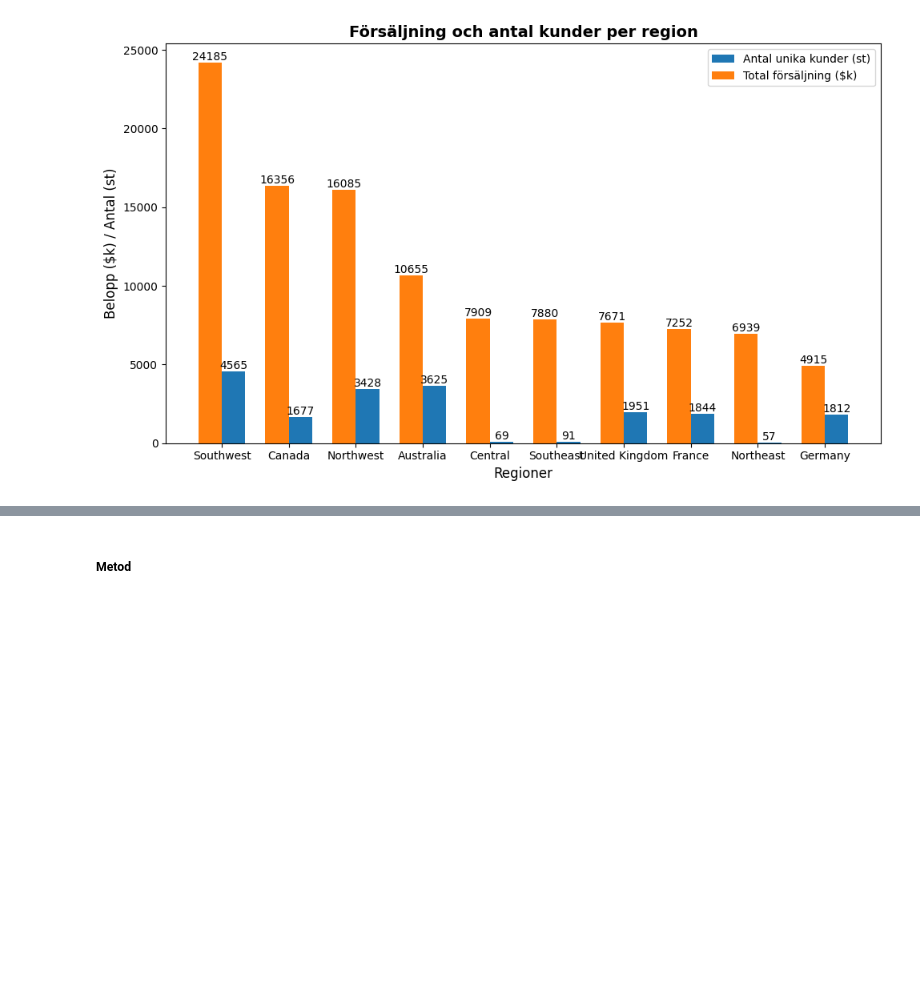
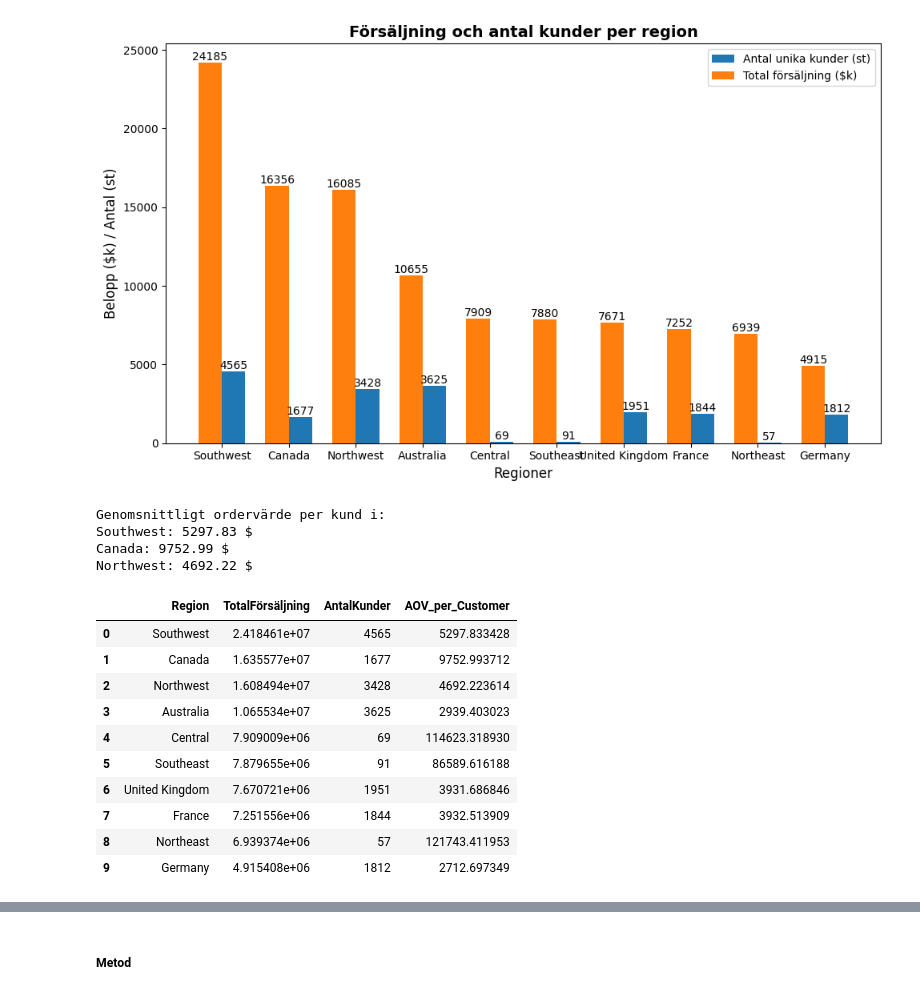
Before and after one commit to josefinoleryd/AdventureWorks_Sales_analysis, a Jupyter notebook: Rapport.ipynb, the cells around one changed output, grey strips where cells are left out. Saved outputs shown, nothing was run; the diff lists cells and outputs as text; code cells hidden in the pictures; blank space fills up the shorter version.

```diff
--- a/Rapport.ipynb
+++ b/Rapport.ipynb
@@ -680,5 +680,30 @@ ax.legend()
 plt.tight_layout()
 # %% [output]
 [figure]
+# %%
+df_vis6["AOV_per_Customer"] = df_vis6["TotalFörsäljning"] / df_vis6["AntalKunder"]
+
+print("Genomsnittligt ordervärde per kund i:")
+print(f"Southwest: {df_vis6["AOV_per_Customer"].iloc[0]:.2f} $")
+print(f"Canada: {df_vis6["AOV_per_Customer"].iloc[1]:.2f} $")
+print(f"Northwest: {df_vis6["AOV_per_Customer"].iloc[2]:.2f} $")
+
+display(df_vis6)
+# %% [output]
+Genomsnittligt ordervärde per kund i:
+Southwest: 5297.83 $
+Canada: 9752.99 $
+Northwest: 4692.22 $
+|  | Region | TotalFörsäljning | AntalKunder | AOV_per_Customer |
+| 0 | Southwest | 2.418461e+07 | 4565 | 5297.833428 |
+| 1 | Canada | 1.635577e+07 | 1677 | 9752.993712 |
+| 2 | Northwest | 1.608494e+07 | 3428 | 4692.223614 |
+| 3 | Australia | 1.065534e+07 | 3625 | 2939.403023 |
+| 4 | Central | 7.909009e+06 | 69 | 114623.318930 |
+| 5 | Southeast | 7.879655e+06 | 91 | 86589.616188 |
+| 6 | United Kingdom | 7.670721e+06 | 1951 | 3931.686846 |
+| 7 | France | 7.251556e+06 | 1844 | 3932.513909 |
+| 8 | Northeast | 6.939374e+06 | 57 | 121743.411953 |
+| 9 | Germany | 4.915408e+06 | 1812 | 2712.697349 |
 # %% [markdown]
 #### Insikter
```
Also changed, not shown: parts of 1 cell of this notebook.
